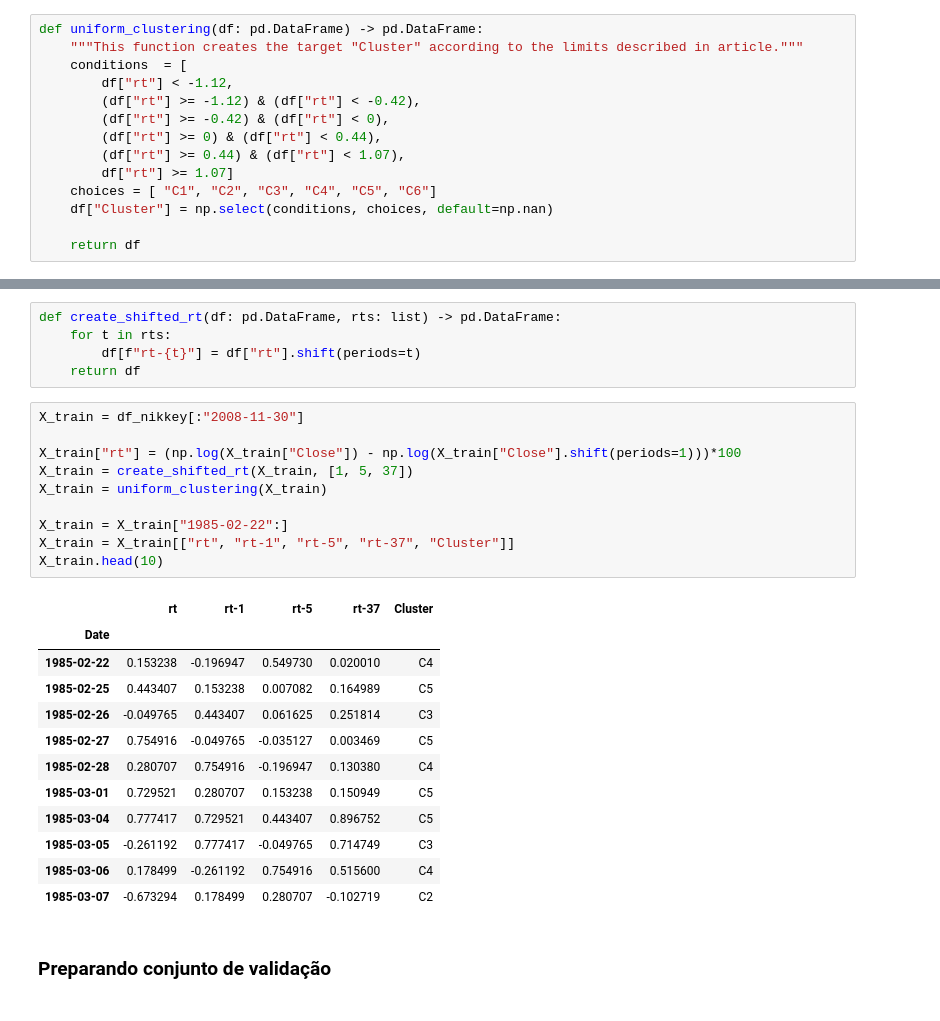
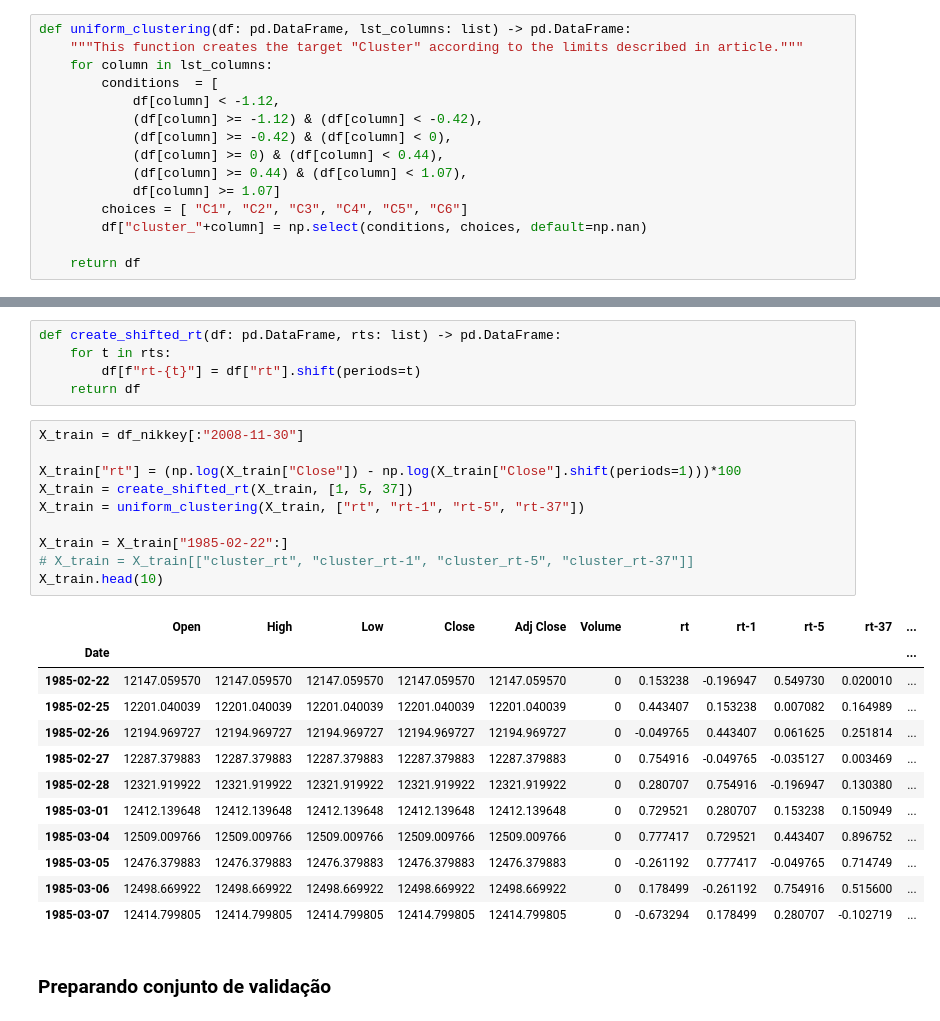
Before and after one commit to cafe-com-analytics/stock_market_index_daily_direction, a Jupyter notebook: notebooks/01_reproducing_paper.ipynb, the cells around one changed output, grey strips where cells are left out. Cells and saved outputs as stored; diff of their text form.

```diff
--- a/notebooks/01_reproducing_paper.ipynb
+++ b/notebooks/01_reproducing_paper.ipynb
@@ -94,17 +94,18 @@ plt.show();
 
 **Agrupamentos uniformes**
 # %%
-def uniform_clustering(df: pd.DataFrame) -> pd.DataFrame:
+def uniform_clustering(df: pd.DataFrame, lst_columns: list) -> pd.DataFrame:
     """This function creates the target "Cluster" according to the limits described in article."""
-    conditions  = [
-        df["rt"] < -1.12,
-        (df["rt"] >= -1.12) & (df["rt"] < -0.42),
-        (df["rt"] >= -0.42) & (df["rt"] < 0),
-        (df["rt"] >= 0) & (df["rt"] < 0.44),
-        (df["rt"] >= 0.44) & (df["rt"] < 1.07),
-        df["rt"] >= 1.07]
-    choices = [ "C1", "C2", "C3", "C4", "C5", "C6"]
-    df["Cluster"] = np.select(conditions, choices, default=np.nan)
+    for column in lst_columns:
+        conditions  = [
+            df[column] < -1.12,
+            (df[column] >= -1.12) & (df[column] < -0.42),
+            (df[column] >= -0.42) & (df[column] < 0),
+            (df[column] >= 0) & (df[column] < 0.44),
+            (df[column] >= 0.44) & (df[column] < 1.07),
+            df[column] >= 1.07]
+        choices = [ "C1", "C2", "C3", "C4", "C5", "C6"]
+        df["cluster_"+column] = np.select(conditions, choices, default=np.nan)
 
     return df
 # %%
@@ -166,26 +167,26 @@ def create_shifted_rt(df: pd.DataFrame, rts: list) -> pd.DataFrame:
 # %%
 X_train = df_nikkey[:"2008-11-30"]
 
 X_train["rt"] = (np.log(X_train["Close"]) - np.log(X_train["Close"].shift(periods=1)))*100
 X_train = create_shifted_rt(X_train, [1, 5, 37])
-X_train = uniform_clustering(X_train)
+X_train = uniform_clustering(X_train, ["rt", "rt-1", "rt-5", "rt-37"])
 
 X_train = X_train["1985-02-22":]
-X_train = X_train[["rt", "rt-1", "rt-5", "rt-37", "Cluster"]]
+# X_train = X_train[["cluster_rt", "cluster_rt-1", "cluster_rt-5", "cluster_rt-37"]]
 X_train.head(10)
 # %% [output]
-|  | rt | rt-1 | rt-5 | rt-37 | Cluster |
-| Date |  |  |  |  |  |
-| 1985-02-22 | 0.153238 | -0.196947 | 0.549730 | 0.020010 | C4 |
-| 1985-02-25 | 0.443407 | 0.153238 | 0.007082 | 0.164989 | C5 |
-| 1985-02-26 | -0.049765 | 0.443407 | 0.061625 | 0.251814 | C3 |
-| 1985-02-27 | 0.754916 | -0.049765 | -0.035127 | 0.003469 | C5 |
-| 1985-02-28 | 0.280707 | 0.754916 | -0.196947 | 0.130380 | C4 |
-| 1985-03-01 | 0.729521 | 0.280707 | 0.153238 | 0.150949 | C5 |
-| 1985-03-04 | 0.777417 | 0.729521 | 0.443407 | 0.896752 | C5 |
-| 1985-03-05 | -0.261192 | 0.777417 | -0.049765 | 0.714749 | C3 |
-| 1985-03-06 | 0.178499 | -0.261192 | 0.754916 | 0.515600 | C4 |
-| 1985-03-07 | -0.673294 | 0.178499 | 0.280707 | -0.102719 | C2 |
+|  | Open | High | Low | Close | Adj Close | Volume | rt | rt-1 | rt-5 | rt-37 | ... |
+| Date |  |  |  |  |  |  |  |  |  |  | ... |
+| 1985-02-22 | 12147.059570 | 12147.059570 | 12147.059570 | 12147.059570 | 12147.059570 | 0 | 0.153238 | -0.196947 | 0.549730 | 0.020010 | ... |
+| 1985-02-25 | 12201.040039 | 12201.040039 | 12201.040039 | 12201.040039 | 12201.040039 | 0 | 0.443407 | 0.153238 | 0.007082 | 0.164989 | ... |
+| 1985-02-26 | 12194.969727 | 12194.969727 | 12194.969727 | 12194.969727 | 12194.969727 | 0 | -0.049765 | 0.443407 | 0.061625 | 0.251814 | ... |
+| 1985-02-27 | 12287.379883 | 12287.379883 | 12287.379883 | 12287.379883 | 12287.379883 | 0 | 0.754916 | -0.049765 | -0.035127 | 0.003469 | ... |
+| 1985-02-28 | 12321.919922 | 12321.919922 | 12321.919922 | 12321.919922 | 12321.919922 | 0 | 0.280707 | 0.754916 | -0.196947 | 0.130380 | ... |
+| 1985-03-01 | 12412.139648 | 12412.139648 | 12412.139648 | 12412.139648 | 12412.139648 | 0 | 0.729521 | 0.280707 | 0.153238 | 0.150949 | ... |
+| 1985-03-04 | 12509.009766 | 12509.009766 | 12509.009766 | 12509.009766 | 12509.009766 | 0 | 0.777417 | 0.729521 | 0.443407 | 0.896752 | ... |
+| 1985-03-05 | 12476.379883 | 12476.379883 | 12476.379883 | 12476.379883 | 12476.379883 | 0 | -0.261192 | 0.777417 | -0.049765 | 0.714749 | ... |
+| 1985-03-06 | 12498.669922 | 12498.669922 | 12498.669922 | 12498.669922 | 12498.669922 | 0 | 0.178499 | -0.261192 | 0.754916 | 0.515600 | ... |
+| 1985-03-07 | 12414.799805 | 12414.799805 | 12414.799805 | 12414.799805 | 12414.799805 | 0 | -0.673294 | 0.178499 | 0.280707 | -0.102719 | ... |
 # %% [markdown]
 ### Preparando conjunto de validação
 # %%
```
Also changed, not shown: parts of 10 cells of this notebook.
